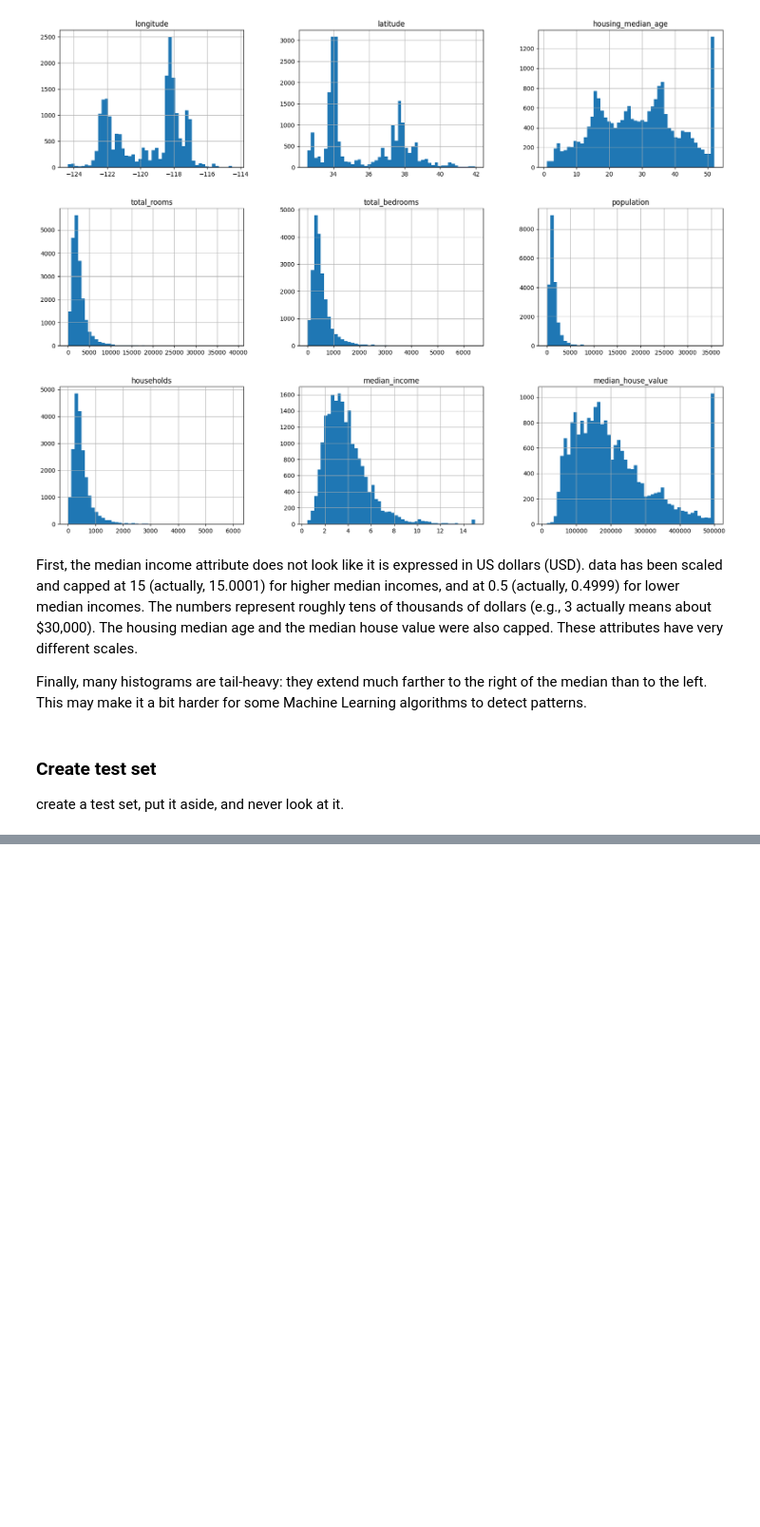
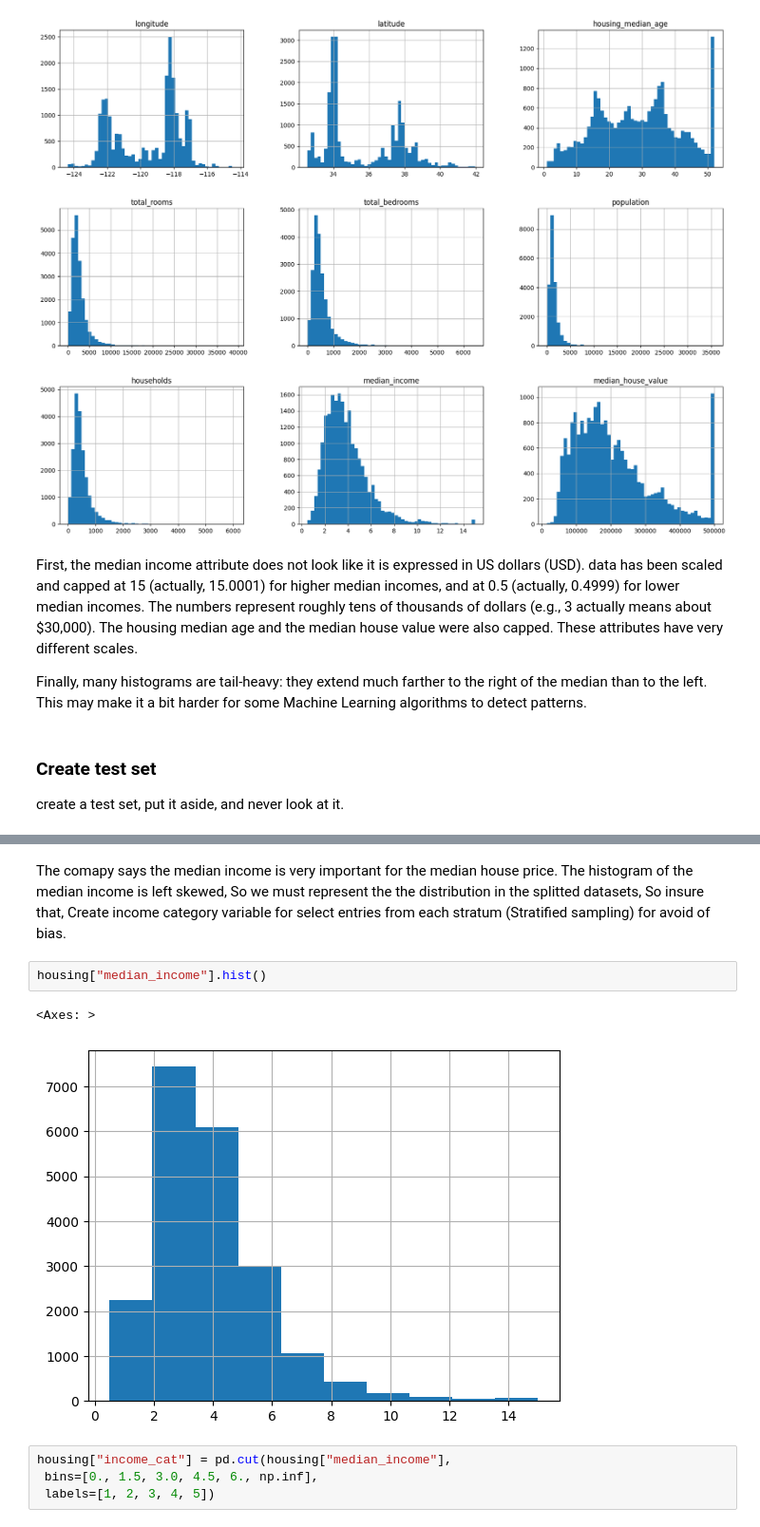
Before and after one commit to SadaruwanSRI/Predict-the-median-housing-price-in-any-district-of-California, a Jupyter notebook: Note_book.ipynb, the cells around one changed output, grey strips where cells are left out. Shown at 95% size. Cells and saved outputs as stored; diff of their text form; blank space fills up the shorter version.

```diff
--- a/Note_book.ipynb
+++ b/Note_book.ipynb
@@ -132,0 +147,11 @@ print(len(train_set), "train +", len(test_set), "test")
+# %% [markdown]
+The comapy says the median income is very important for the median house price. The histogram of the median income is left skewed, So we must represent the the distribution in the splitted datasets, So insure that, Create income category variable for select entries from each stratum (Stratified sampling) for avoid of bias.
+# %%
+housing["median_income"].hist()
+# %% [output]
+<Axes: >
+[figure, added]
+# %%
+housing["income_cat"] = pd.cut(housing["median_income"],
+ bins=[0., 1.5, 3.0, 4.5, 6., np.inf],
+ labels=[1, 2, 3, 4, 5])
```
Also changed, not shown: parts of 19 cells of this notebook.
